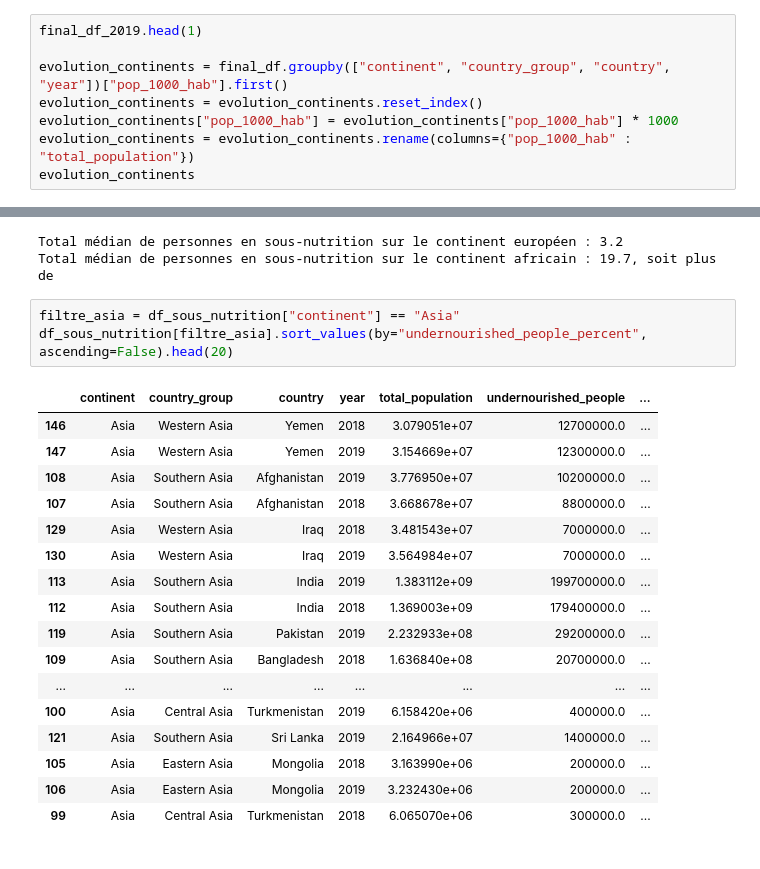
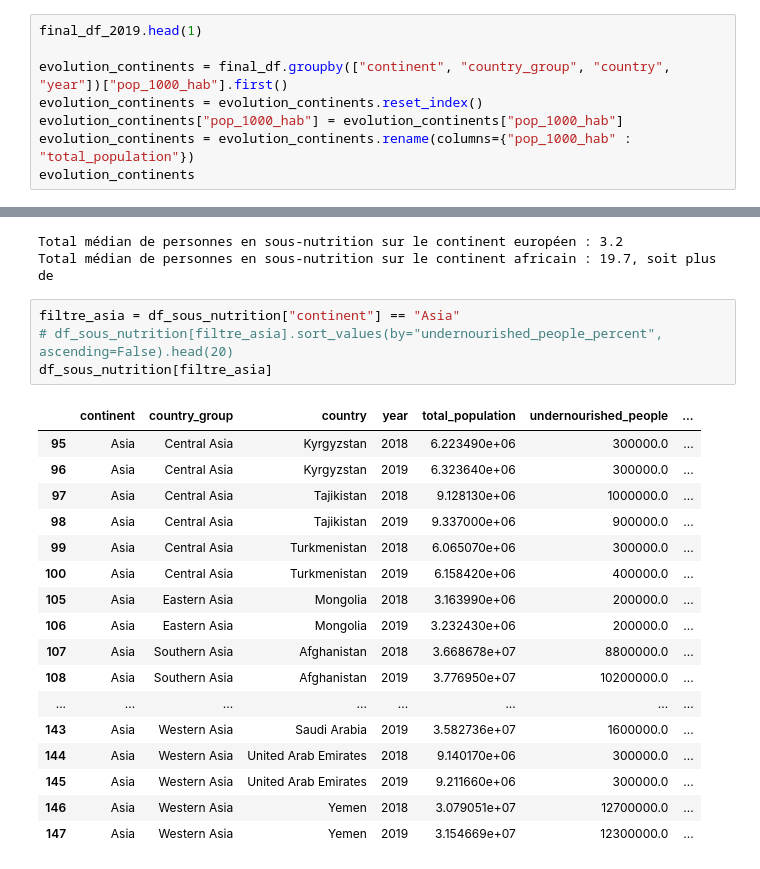
Before and after one commit to t7bo/pandas_fao, a Jupyter notebook: main.ipynb, the cells around one changed output, grey strips where cells are left out. Cells and saved outputs as stored; diff of their text form.

```diff
--- a/main.ipynb
+++ b/main.ipynb
@@ -980,7 +970,7 @@ final_df_2019.head(1)
 
 evolution_continents = final_df.groupby(["continent", "country_group", "country", "year"])["pop_1000_hab"].first()
 evolution_continents = evolution_continents.reset_index()
-evolution_continents["pop_1000_hab"] = evolution_continents["pop_1000_hab"] * 1000
+evolution_continents["pop_1000_hab"] = evolution_continents["pop_1000_hab"]
 evolution_continents = evolution_continents.rename(columns={"pop_1000_hab" : "total_population"})
 evolution_continents
 # %% [output]
@@ -1284,22 +1398,23 @@ Total médian de personnes en sous-nutrition sur le continent européen : 3.2
 Total médian de personnes en sous-nutrition sur le continent africain : 19.7, soit plus de
 # %%
 filtre_asia = df_sous_nutrition["continent"] == "Asia"
-df_sous_nutrition[filtre_asia].sort_values(by="undernourished_people_percent", ascending=False).head(20)
+# df_sous_nutrition[filtre_asia].sort_values(by="undernourished_people_percent", ascending=False).head(20)
+df_sous_nutrition[filtre_asia]
 # %% [output]
 |  | continent | country_group | country | year | total_population | undernourished_people | ... |
+| 95 | Asia | Central Asia | Kyrgyzstan | 2018 | 6.223490e+06 | 300000.0 | ... |
+| 96 | Asia | Central Asia | Kyrgyzstan | 2019 | 6.323640e+06 | 300000.0 | ... |
+| 97 | Asia | Central Asia | Tajikistan | 2018 | 9.128130e+06 | 1000000.0 | ... |
+| 98 | Asia | Central Asia | Tajikistan | 2019 | 9.337000e+06 | 900000.0 | ... |
+| 99 | Asia | Central Asia | Turkmenistan | 2018 | 6.065070e+06 | 300000.0 | ... |
+| 100 | Asia | Central Asia | Turkmenistan | 2019 | 6.158420e+06 | 400000.0 | ... |
+| 105 | Asia | Eastern Asia | Mongolia | 2018 | 3.163990e+06 | 200000.0 | ... |
+| 106 | Asia | Eastern Asia | Mongolia | 2019 | 3.232430e+06 | 200000.0 | ... |
+| 107 | Asia | Southern Asia | Afghanistan | 2018 | 3.668678e+07 | 8800000.0 | ... |
+| 108 | Asia | Southern Asia | Afghanistan | 2019 | 3.776950e+07 | 10200000.0 | ... |
+| ... | ... | ... | ... | ... | ... | ... | ... |
+| 143 | Asia | Western Asia | Saudi Arabia | 2019 | 3.582736e+07 | 1600000.0 | ... |
+| 144 | Asia | Western Asia | United Arab Emirates | 2018 | 9.140170e+06 | 300000.0 | ... |
+| 145 | Asia | Western Asia | United Arab Emirates | 2019 | 9.211660e+06 | 300000.0 | ... |
 | 146 | Asia | Western Asia | Yemen | 2018 | 3.079051e+07 | 12700000.0 | ... |
 | 147 | Asia | Western Asia | Yemen | 2019 | 3.154669e+07 | 12300000.0 | ... |
-| 108 | Asia | Southern Asia | Afghanistan | 2019 | 3.776950e+07 | 10200000.0 | ... |
-| 107 | Asia | Southern Asia | Afghanistan | 2018 | 3.668678e+07 | 8800000.0 | ... |
-| 129 | Asia | Western Asia | Iraq | 2018 | 3.481543e+07 | 7000000.0 | ... |
-| 130 | Asia | Western Asia | Iraq | 2019 | 3.564984e+07 | 7000000.0 | ... |
-| 113 | Asia | Southern Asia | India | 2019 | 1.383112e+09 | 199700000.0 | ... |
-| 112 | Asia | Southern Asia | India | 2018 | 1.369003e+09 | 179400000.0 | ... |
-| 119 | Asia | Southern Asia | Pakistan | 2019 | 2.232933e+08 | 29200000.0 | ... |
-| 109 | Asia | Southern Asia | Bangladesh | 2018 | 1.636840e+08 | 20700000.0 | ... |
-| ... | ... | ... | ... | ... | ... | ... | ... |
-| 100 | Asia | Central Asia | Turkmenistan | 2019 | 6.158420e+06 | 400000.0 | ... |
-| 121 | Asia | Southern Asia | Sri Lanka | 2019 | 2.164966e+07 | 1400000.0 | ... |
-| 105 | Asia | Eastern Asia | Mongolia | 2018 | 3.163990e+06 | 200000.0 | ... |
-| 106 | Asia | Eastern Asia | Mongolia | 2019 | 3.232430e+06 | 200000.0 | ... |
-| 99 | Asia | Central Asia | Turkmenistan | 2018 | 6.065070e+06 | 300000.0 | ... |
```
Also changed, not shown: parts of 16 cells of this notebook, 3 other files.
